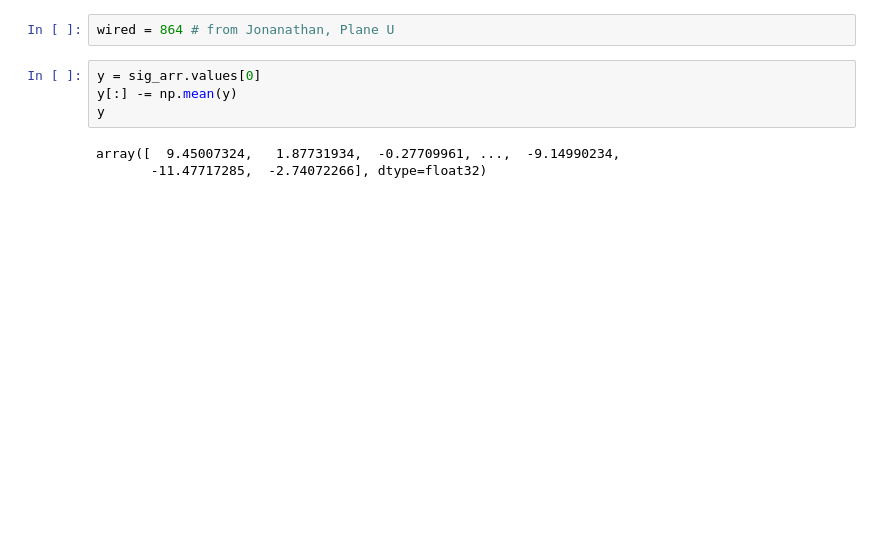
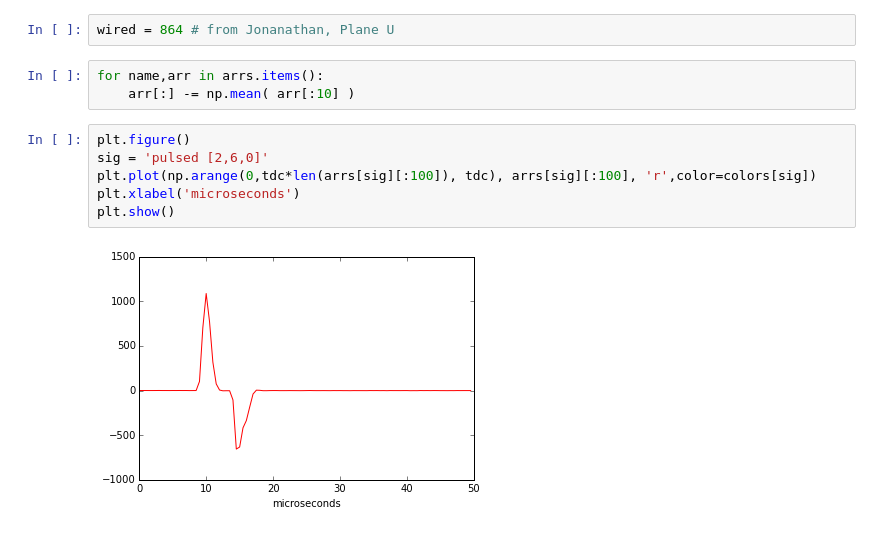
Before and after one commit to twongjirad/showstopper, a Jupyter notebook: scratch_fft.ipynb, the cells around one changed output. Saved outputs shown, nothing was run; the diff lists cells and outputs as text; blank space fills up the shorter version.

```diff
--- a/scratch_fft.ipynb
+++ b/scratch_fft.ipynb
@@ -76,11 +47,15 @@ array([ 2057.31811523,  2049.74536133,  2047.59094238, ...,  2038.71813965,
 # %%
 wired = 864 # from Jonanathan, Plane U
-# %%
-y = sig_arr.values[0]
-y[:] -= np.mean(y)
-y
-# %% [output]
-array([  9.45007324,   1.87731934,  -0.27709961, ...,  -9.14990234,
-       -11.47717285,  -2.74072266], dtype=float32)
+# %%
+for name,arr in arrs.items():
+    arr[:] -= np.mean( arr[:10] )
+# %%
+plt.figure()
+sig = 'pulsed [2,6,0]'
+plt.plot(np.arange(0,tdc*len(arrs[sig][:100]), tdc), arrs[sig][:100], 'r',color=colors[sig])
+plt.xlabel('microseconds')
+plt.show()
+# %% [output]
+[figure, added]
 # %%
 plt.figure()
```
Also changed, not shown: parts of 12 cells of this notebook.
